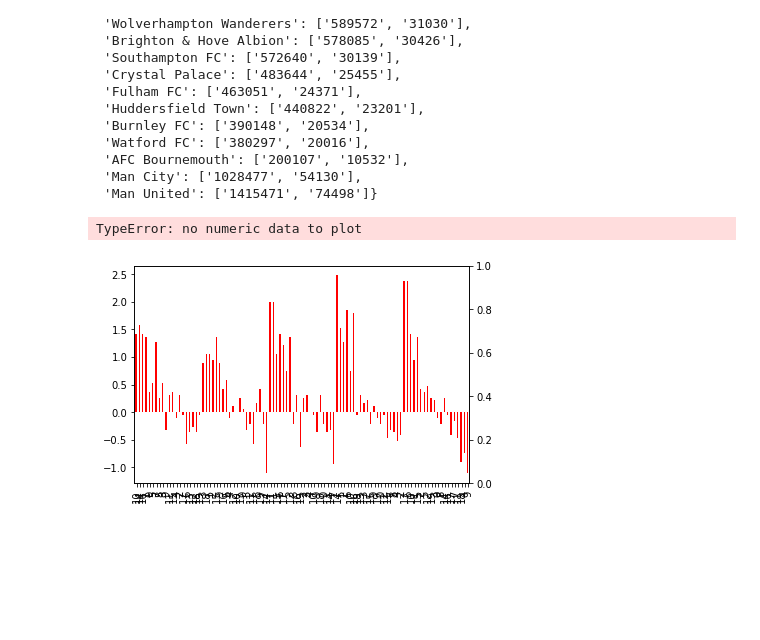
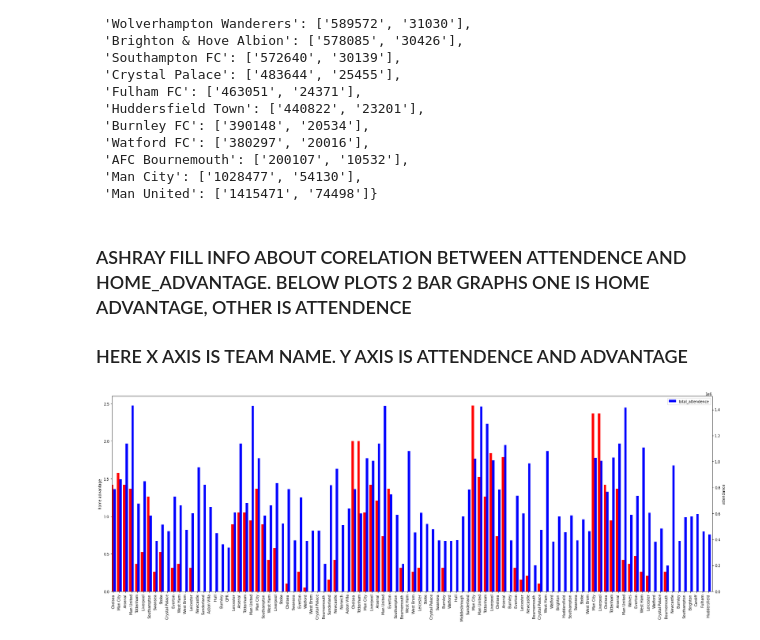
Before and after one commit to vsehgal1/320Final, a Jupyter notebook: 320Final_Project.ipynb, the cells around one changed output. Saved outputs shown, nothing was run; the diff lists cells and outputs as text; code cells hidden in the pictures; blank space fills up the shorter version.

```diff
--- a/320Final_Project.ipynb
+++ b/320Final_Project.ipynb
@@ -394,17 +394,34 @@ for ind,val in enumerate(lst):
     curr_split = split_attend(val, lst2[ind])
     val['total_attendence'] = curr_split[0]
     val['avg_game_attd'] = curr_split[1]
+# %% [markdown]
+### ASHRAY FILL INFO ABOUT CORELATION BETWEEN ATTENDENCE AND HOME_ADVANTAGE. BELOW PLOTS 2 BAR GRAPHS ONE IS HOME ADVANTAGE, OTHER IS ATTENDENCE
+
+### HERE X AXIS IS TEAM NAME. Y AXIS IS ATTENDENCE AND ADVANTAGE
 # %%
 combined_table = pd.concat([epl_table1415, epl_table1516, epl_table1617, epl_table1718, epl_table1819], axis=0)
+# we only look at the teams with positive home advantage so as to not skew our bar plots.
+home_advNA = []
+for i in combined_table.home_advantage:
+    if i<0:
+        home_advNA.append(np.nan)
+    else:
+        home_advNA.append(i)
+combined_table['home_advNA'] = home_advNA
+
 fig = plt.figure()
 
 ax = fig.add_subplot(111)
 ax2 = ax.twinx()
 
 width = 0.4
 
-combined_table.home_advantage.plot(kind='bar', color='red', ax=ax, width=width, position=1)
-combined_table.total_attendence.plot(kind='bar', color='blue', ax=ax2, width=width, position=0)
+combined_table.home_advNA.plot(kind='bar', color='red', ax=ax, width=width, position=1, figsize=(30,10))
+combined_table.total_attendence.plot(kind='bar', color='blue', ax=ax2, width=width, position=0, figsize=(30,10))
+ax2.set_ylabel('attendance')
+ax.set_ylabel('home advantage')
+plt.xticks(np.arange(len(combined_table.team)), combined_table.team)
+plt.legend()
+plt.show()
 # %% [output]
-TypeError: no numeric data to plot
-[figure, old version]
+[figure, new version]
```
Also changed, not shown: parts of 1 cell of this notebook.
